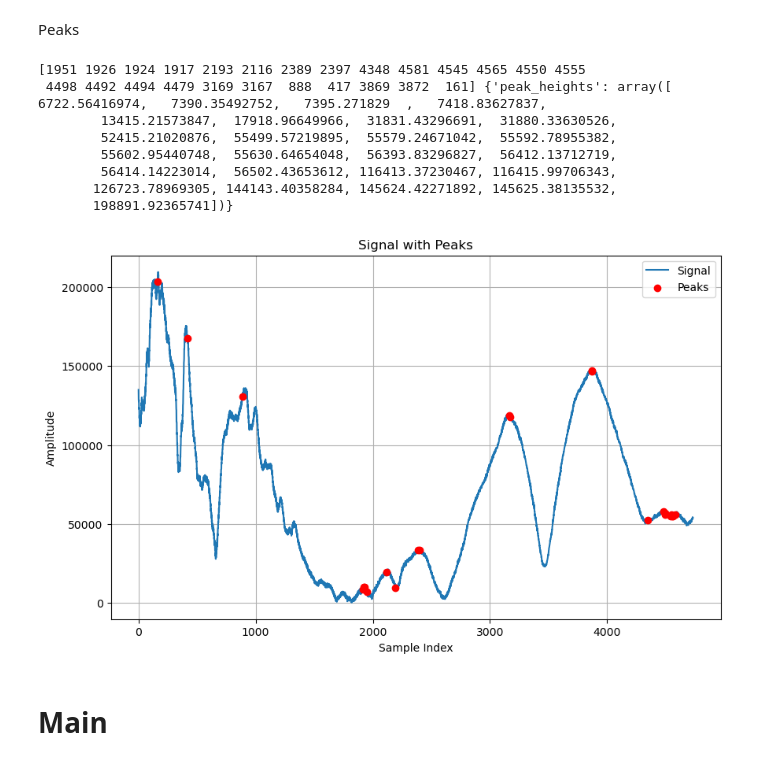
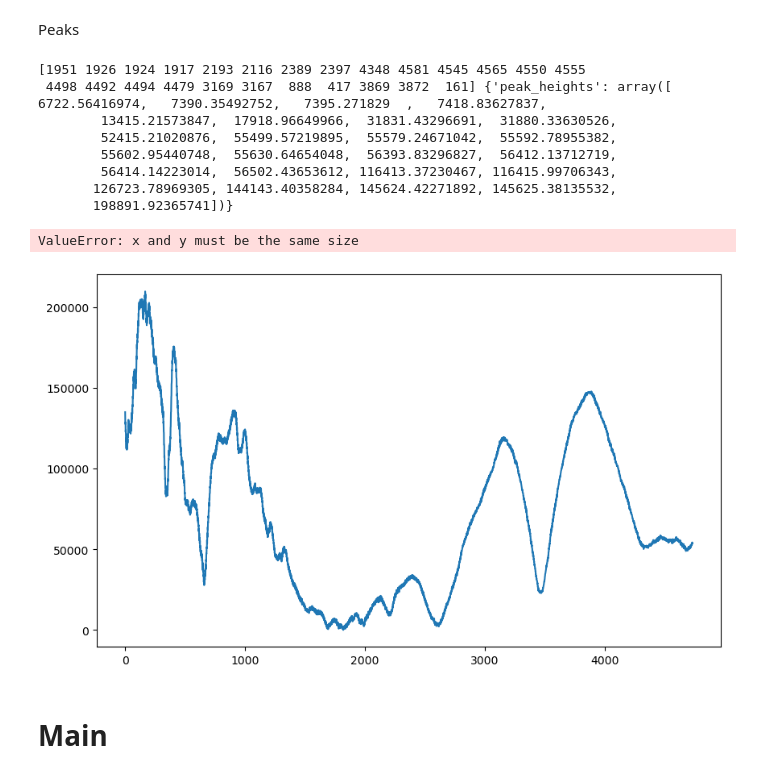
Before and after one commit to HugoMany/MLPadelProject, a Jupyter notebook: SoundPart/ModelMLAgeRacket/KNN/S_KNN_Age_P1.P2.P3_Peaks.ipynb, the cells around one changed output. Cells and saved outputs as stored; diff of their text form; code cells hidden in the pictures.

```diff
--- a/SoundPart/ModelMLAgeRacket/KNN/S_KNN_Age_P1.P2.P3_Peaks.ipynb
+++ b/SoundPart/ModelMLAgeRacket/KNN/S_KNN_Age_P1.P2.P3_Peaks.ipynb
@@ -65,30 +65,31 @@ Peaks
 # %%
 from extractPeakFromSignal import extractPeakFromSignal
 
 
 peaks,peaksAmplitude=extractPeakFromSignal(spectrumVect[1],smoothing=100,num_peaks=25)
 print(peaks,peaksAmplitude)
 
 # Plot the signal with the peaks
 plt.figure(figsize=(10, 6))
 plt.plot(spectrumVect[1], label="Signal")
-plt.scatter(peaks, spectrumVect[1][peaks], color="red", label="Peaks", zorder=5)
+plt.scatter(freqs, spectrumVect[1][peaks], color="red", label="Peaks", zorder=5)
 plt.title("Signal with Peaks")
 plt.xlabel("Sample Index")
 plt.ylabel("Amplitude")
 plt.legend()
 plt.grid()
 plt.show()
 # %% [output]
 [1951 1926 1924 1917 2193 2116 2389 2397 4348 4581 4545 4565 4550 4555
  4498 4492 4494 4479 3169 3167  888  417 3869 3872  161] {'peak_heights': array([  6722.56416974,   7390.35492752,   7395.271829  ,   7418.83627837,
         13415.21573847,  17918.96649966,  31831.43296691,  31880.33630526,
         52415.21020876,  55499.57219895,  55579.24671042,  55592.78955382,
         55602.95440748,  55630.64654048,  56393.83296827,  56412.13712719,
         56414.14223014,  56502.43653612, 116413.37230467, 116415.99706343,
        126723.78969305, 144143.40358284, 145624.42271892, 145625.38135532,
        198891.92365741])}
+ValueError: x and y must be the same size
-[figure, old version]
+[figure, new version]
 # %% [markdown]
 # Main
 # %% [markdown]
```
Also changed, not shown: 1 other file.
